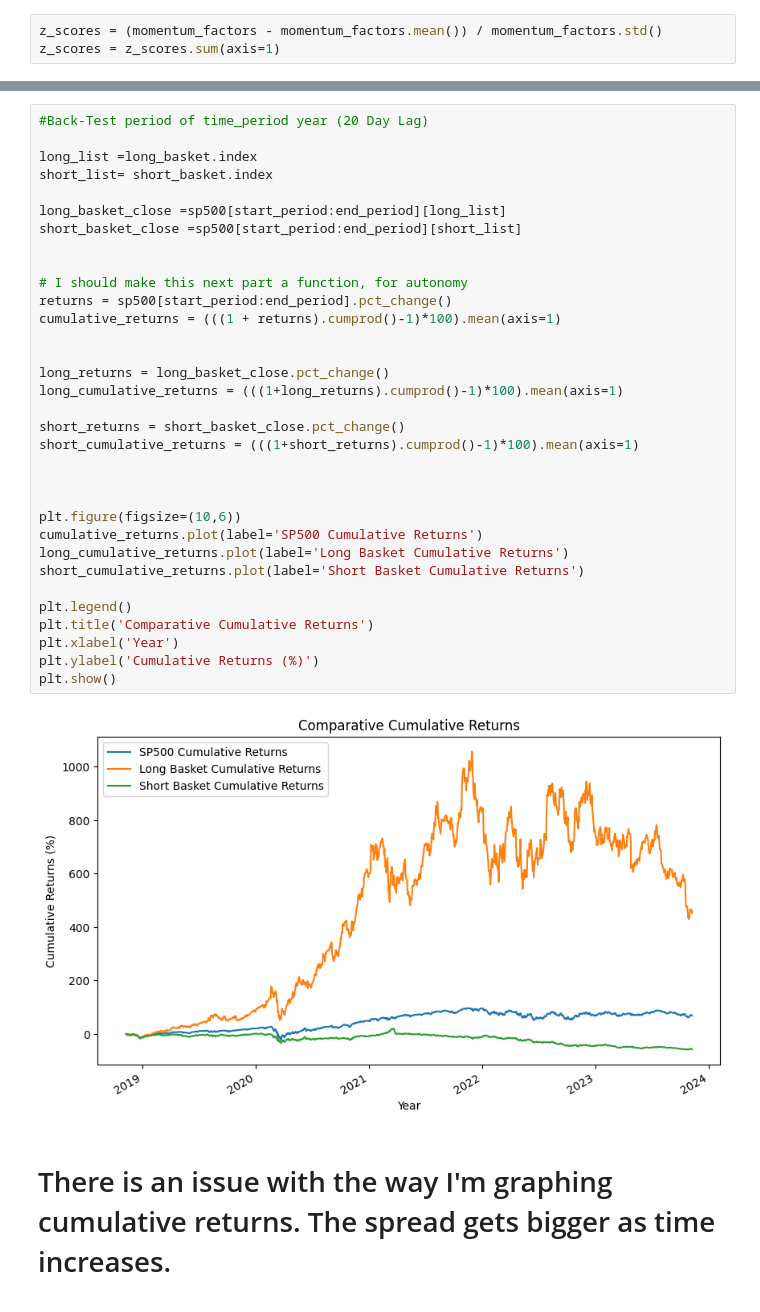
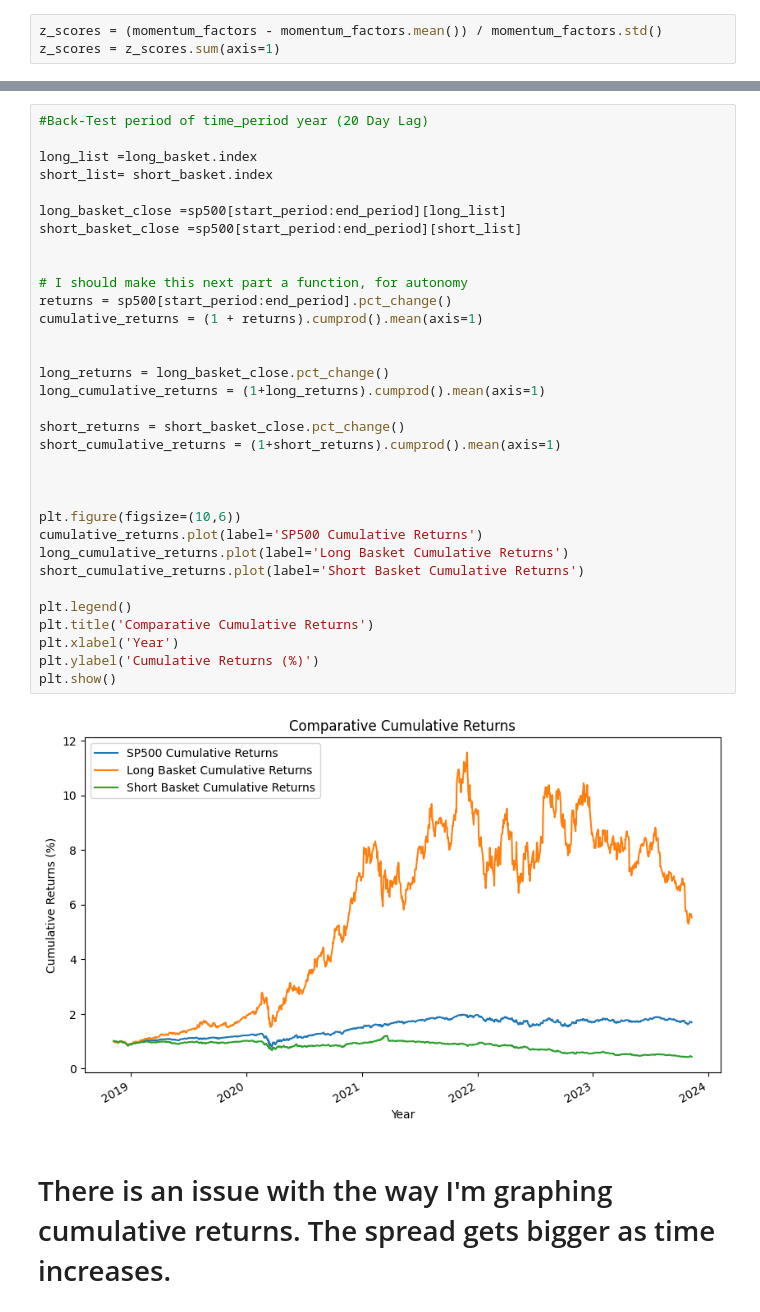
Before and after one commit to CCNY-Analytics-and-Quant/Quantative-Finance-Repo, a Jupyter notebook: Final-Project/workbooks/JB_draft/final_project.ipynb, the cells around one changed output, grey strips where cells are left out. Cells and saved outputs as stored; diff of their text form.

Commit message:
changing percent on returns

```diff
--- a/Final-Project/workbooks/JB_draft/final_project.ipynb
+++ b/Final-Project/workbooks/JB_draft/final_project.ipynb
@@ -123,36 +123,36 @@ dtype: float64
 #Back-Test period of time_period year (20 Day Lag)
 
 long_list =long_basket.index
 short_list= short_basket.index
 
 long_basket_close =sp500[start_period:end_period][long_list]
 short_basket_close =sp500[start_period:end_period][short_list]
 
 
 # I should make this next part a function, for autonomy
 returns = sp500[start_period:end_period].pct_change()
-cumulative_returns = (((1 + returns).cumprod()-1)*100).mean(axis=1)
+cumulative_returns = (1 + returns).cumprod().mean(axis=1)
 
 
 long_returns = long_basket_close.pct_change()
-long_cumulative_returns = (((1+long_returns).cumprod()-1)*100).mean(axis=1)
+long_cumulative_returns = (1+long_returns).cumprod().mean(axis=1)
 
 short_returns = short_basket_close.pct_change()
-short_cumulative_returns = (((1+short_returns).cumprod()-1)*100).mean(axis=1)
+short_cumulative_returns = (1+short_returns).cumprod().mean(axis=1)
 
 
 
 plt.figure(figsize=(10,6))
 cumulative_returns.plot(label='SP500 Cumulative Returns')
 long_cumulative_returns.plot(label='Long Basket Cumulative Returns')
 short_cumulative_returns.plot(label='Short Basket Cumulative Returns')
 
 plt.legend()
 plt.title('Comparative Cumulative Returns')
 plt.xlabel('Year')
 plt.ylabel('Cumulative Returns (%)')
 plt.show()
 # %% [output]
-[figure, old version]
+[figure, new version]
 # %% [markdown]
 # There is an issue with the way I'm graphing cumulative returns. The spread gets bigger as time increases.
```
